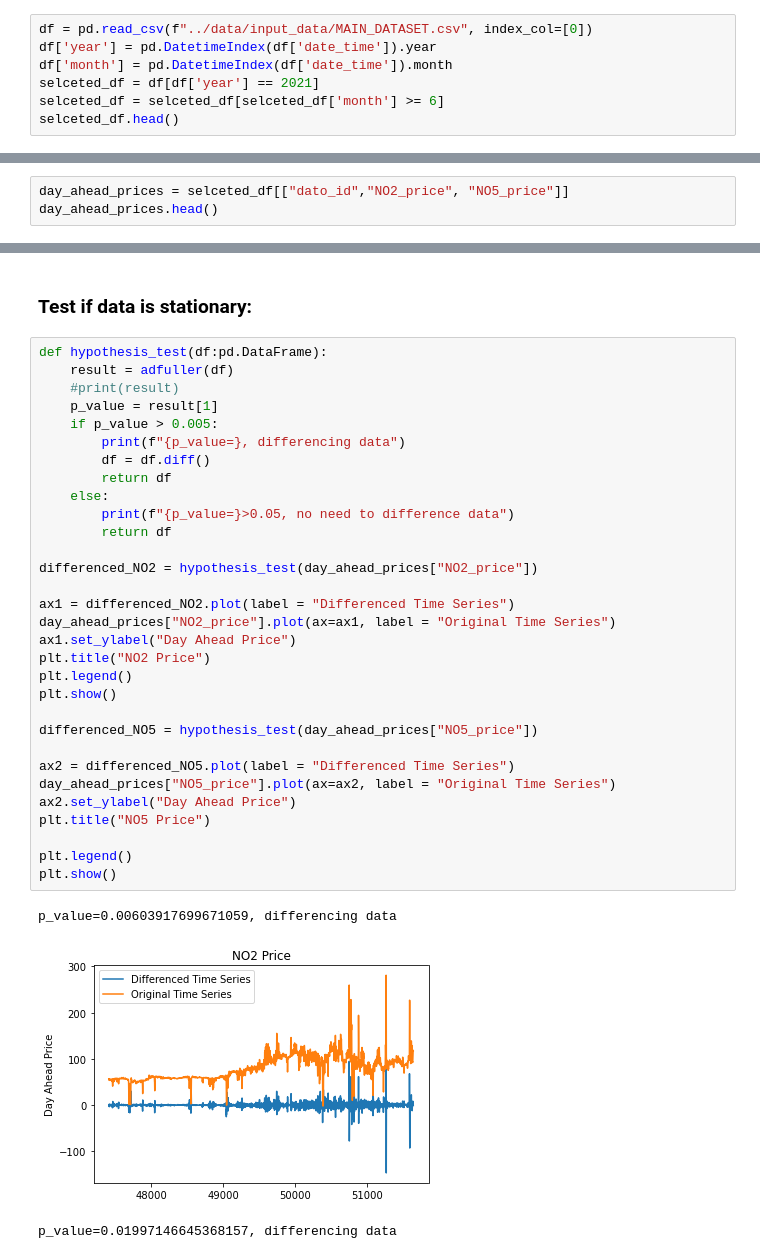
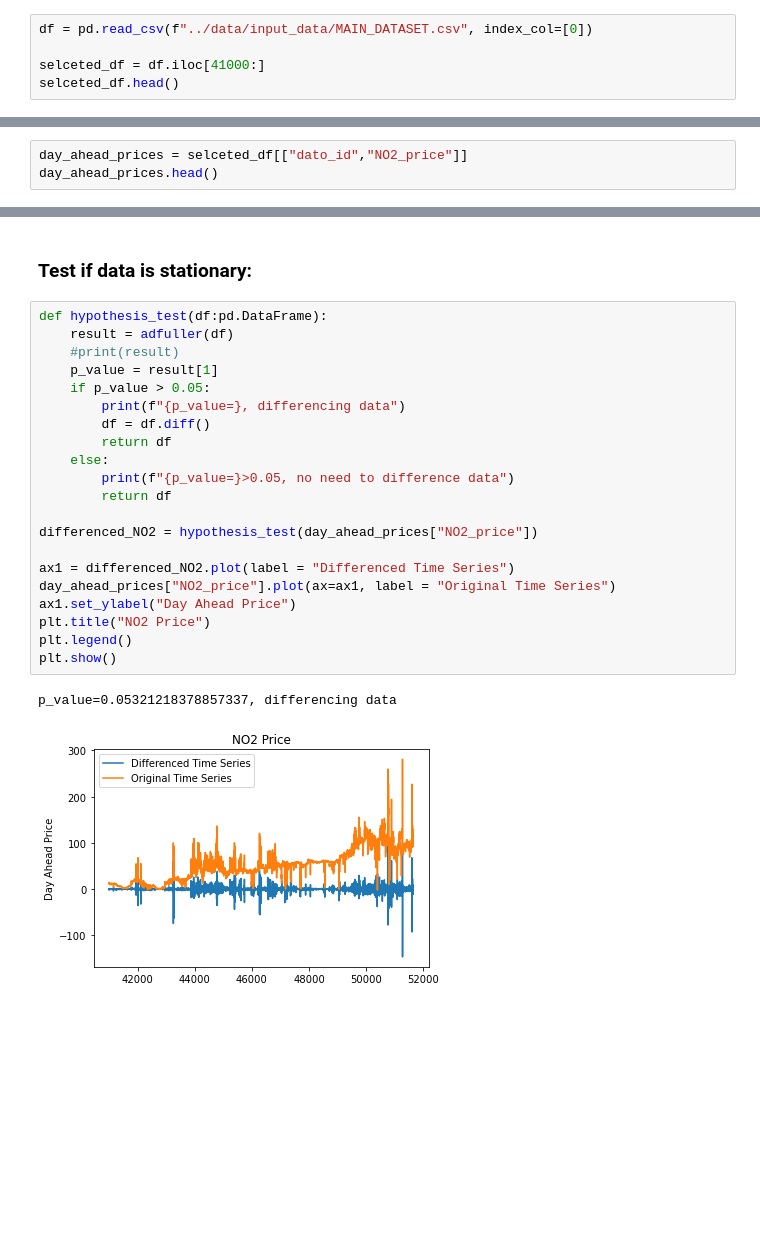
Before and after one commit to AndreasBordvik/FYS-STK4155-Prj3_report, a Jupyter notebook: code/trend_analysis_2.ipynb, the cells around one changed output, grey strips where cells are left out. Cells and saved outputs as stored; diff of their text form; blank space fills up the shorter version.

```diff
--- a/code/trend_analysis_2.ipynb
+++ b/code/trend_analysis_2.ipynb
@@ -9,10 +9,8 @@ from sklearn.metrics import r2_score
 from sklearn.model_selection import TimeSeriesSplit
 # %%
 df = pd.read_csv(f"../data/input_data/MAIN_DATASET.csv", index_col=[0])
-df['year'] = pd.DatetimeIndex(df['date_time']).year
-df['month'] = pd.DatetimeIndex(df['date_time']).month
-selceted_df = df[df['year'] == 2021]
-selceted_df = selceted_df[selceted_df['month'] >= 6]
+
+selceted_df = df.iloc[41000:]
 selceted_df.head()
 # %% [output]
 |  | index | NO2_price | NO2_load_actual | NO2_load_forecasted | NO2_load_delta | NO2_generation_actual | ... |
@@ -25,4 +22,4 @@ selceted_df.head()
 # %%
-day_ahead_prices = selceted_df[["dato_id","NO2_price", "NO5_price"]]
+day_ahead_prices = selceted_df[["dato_id","NO2_price"]]
 day_ahead_prices.head()
 # %% [output]
@@ -43,35 +40,24 @@ plt.show()
 # %%
 def hypothesis_test(df:pd.DataFrame):
     result = adfuller(df)
     #print(result)
     p_value = result[1]
-    if p_value > 0.005:
+    if p_value > 0.05:
         print(f"{p_value=}, differencing data")
         df = df.diff()
         return df
     else:
         print(f"{p_value=}>0.05, no need to difference data")
         return df
 
 differenced_NO2 = hypothesis_test(day_ahead_prices["NO2_price"])
 
 ax1 = differenced_NO2.plot(label = "Differenced Time Series")
 day_ahead_prices["NO2_price"].plot(ax=ax1, label = "Original Time Series")
 ax1.set_ylabel("Day Ahead Price")
 plt.title("NO2 Price")
 plt.legend()
 plt.show()
-
-differenced_NO5 = hypothesis_test(day_ahead_prices["NO5_price"])
-
-ax2 = differenced_NO5.plot(label = "Differenced Time Series")
-day_ahead_prices["NO5_price"].plot(ax=ax2, label = "Original Time Series")
-ax2.set_ylabel("Day Ahead Price")
-plt.title("NO5 Price")
-
-plt.legend()
-plt.show()
 # %% [output]
-p_value=0.00603917699671059, differencing data
+p_value=0.05321218378857337, differencing data
-[figure, old version]
+[figure, new version]
-p_value=0.01997146645368157, differencing data
```
Also changed, not shown: parts of 7 cells of this notebook, 13 other files.
